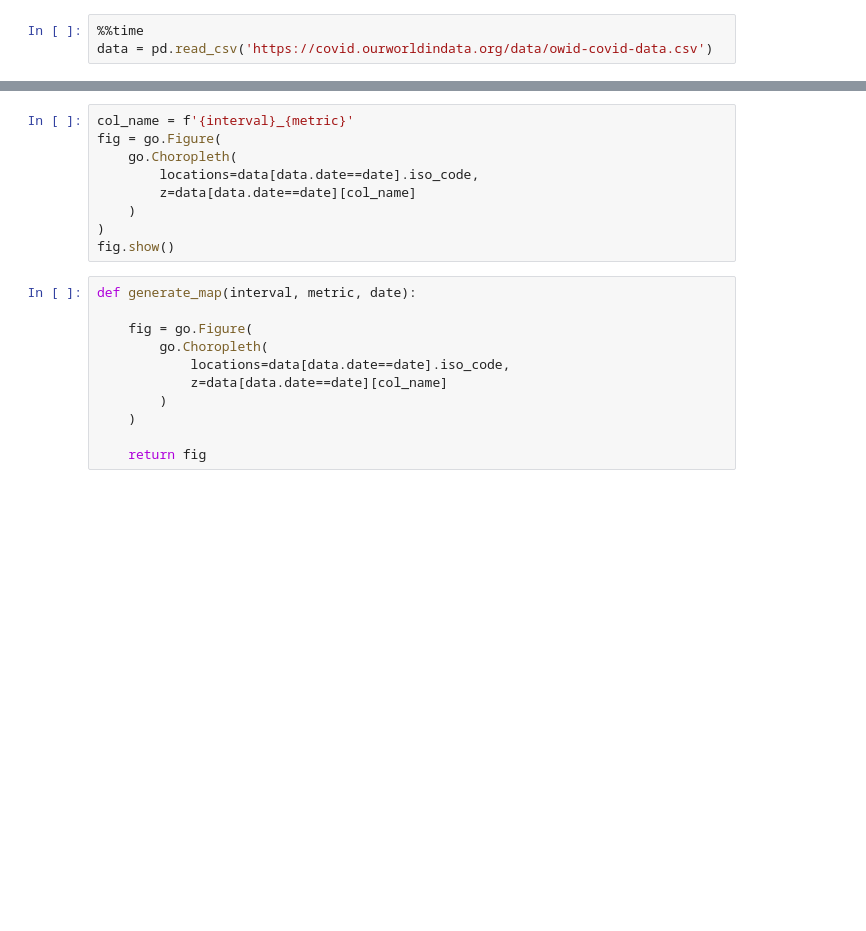
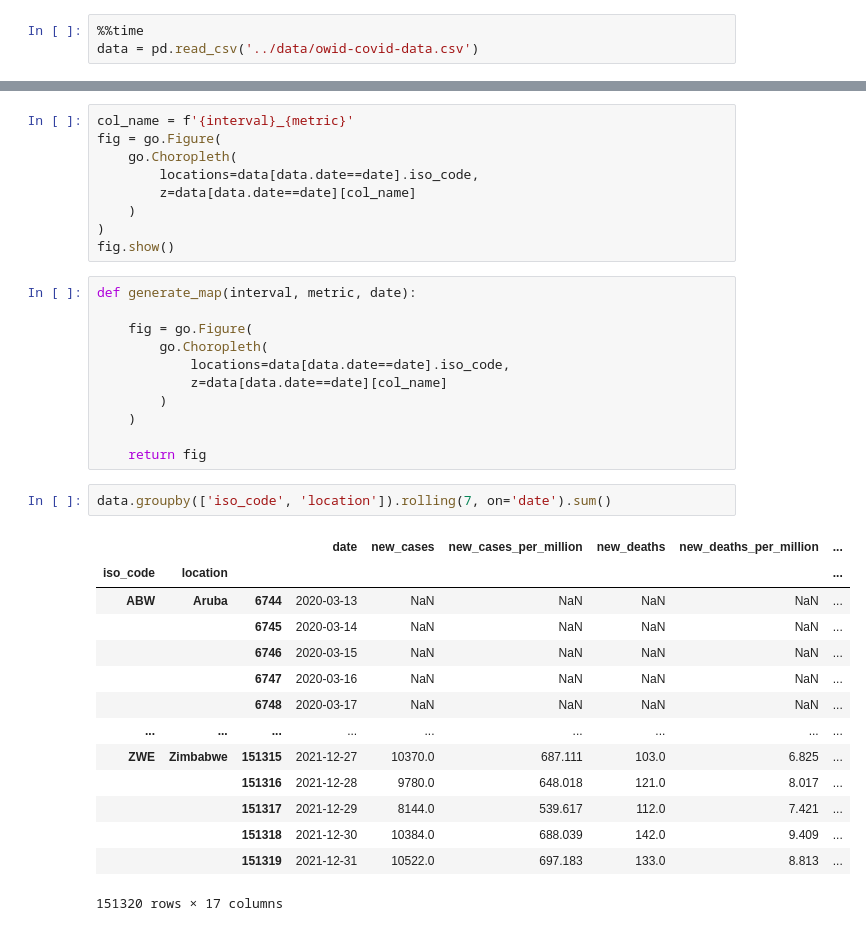
Before and after one commit to kenneth-liao/covid19, a Jupyter notebook: data/Exploratory Analysis.ipynb, the cells around one changed output, grey strips where cells are left out. Saved outputs shown, nothing was run; the diff lists cells and outputs as text; blank space fills up the shorter version.

```diff
--- a/data/Exploratory Analysis.ipynb
+++ b/data/Exploratory Analysis.ipynb
@@ -8,5 +8,5 @@ from dash.dependencies import Input, Output
 import dash_bootstrap_components as dbc
 # %%
 %%time
-data = pd.read_csv('https://covid.ourworldindata.org/data/owid-covid-data.csv')
+data = pd.read_csv('../data/owid-covid-data.csv')
 # %% [output]
@@ -207,3 +207,20 @@ def generate_map(interval, metric, date):
     )
 
     return fig
+# %%
+data.groupby(['iso_code', 'location']).rolling(7, on='date').sum()
+# %% [output]
+|  |  |  | date | new_cases | new_cases_per_million | new_deaths | new_deaths_per_million | ... |
+| iso_code | location |  |  |  |  |  |  | ... |
+| ABW | Aruba | 6744 | 2020-03-13 | NaN | NaN | NaN | NaN | ... |
+|  |  | 6745 | 2020-03-14 | NaN | NaN | NaN | NaN | ... |
+|  |  | 6746 | 2020-03-15 | NaN | NaN | NaN | NaN | ... |
+|  |  | 6747 | 2020-03-16 | NaN | NaN | NaN | NaN | ... |
+|  |  | 6748 | 2020-03-17 | NaN | NaN | NaN | NaN | ... |
+| ... | ... | ... | ... | ... | ... | ... | ... | ... |
+| ZWE | Zimbabwe | 151315 | 2021-12-27 | 10370.0 | 687.111 | 103.0 | 6.825 | ... |
+|  |  | 151316 | 2021-12-28 | 9780.0 | 648.018 | 121.0 | 8.017 | ... |
+|  |  | 151317 | 2021-12-29 | 8144.0 | 539.617 | 112.0 | 7.421 | ... |
+|  |  | 151318 | 2021-12-30 | 10384.0 | 688.039 | 142.0 | 9.409 | ... |
+|  |  | 151319 | 2021-12-31 | 10522.0 | 697.183 | 133.0 | 8.813 | ... |
+151320 rows × 17 columns
```
Also changed, not shown: parts of 1 cell of this notebook, 2 other files.
